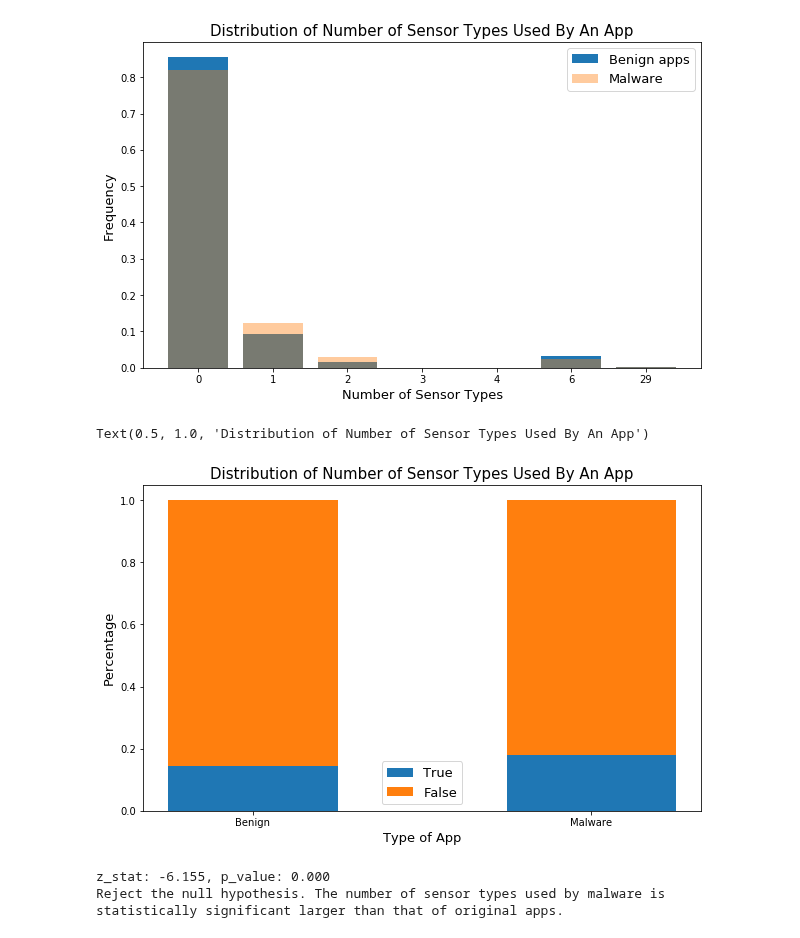
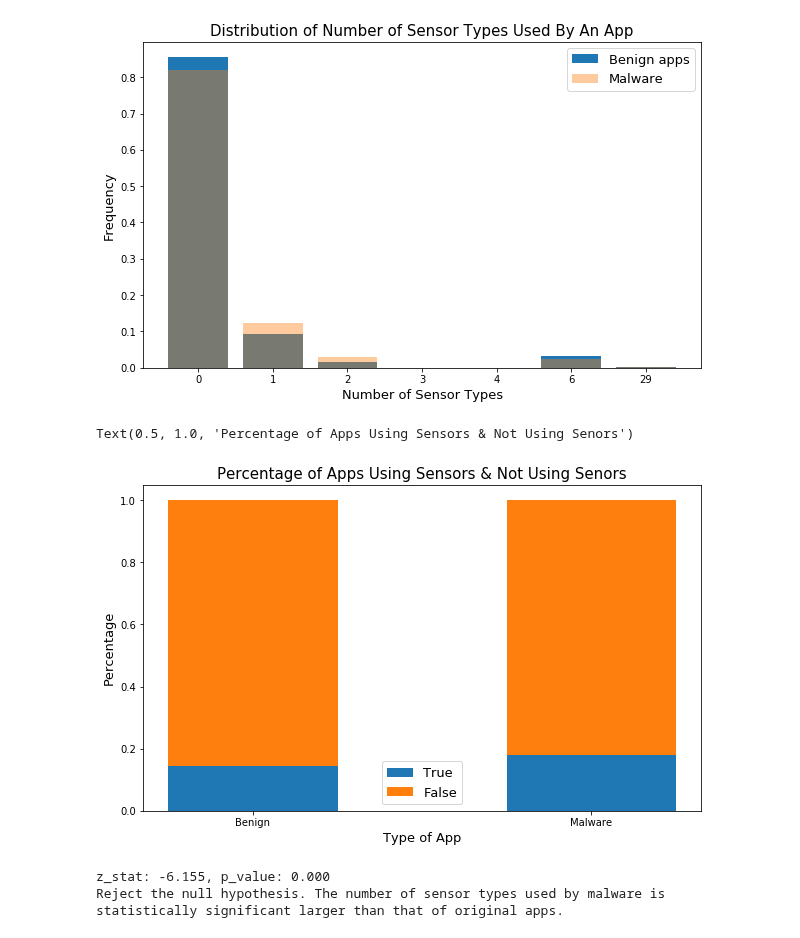
Before and after one commit to Programming-Systems-Lab/Capstone-2, a Jupyter notebook: Visulization/Dataset Exploration & Visualization.ipynb, the cells around one changed output. Saved outputs shown, nothing was run; the diff lists cells and outputs as text; code cells hidden in the pictures.

```diff
--- a/Visulization/Dataset Exploration & Visualization.ipynb
+++ b/Visulization/Dataset Exploration & Visualization.ipynb
@@ -71,16 +71,16 @@ malware_if_use_sensor = sensor_usage[sensor_usage['Malware'] == 1]['Using Sensor
 # %%
 if_use_sensor = pd.DataFrame({'Benign': benign_if_use_sensor, 'Malware': malware_if_use_sensor}).T
 plt.figure(figsize = (10, 6))
 plt.bar(if_use_sensor.index, if_use_sensor[True].values, width = 0.5, label = 'True')
 plt.bar(if_use_sensor.index, if_use_sensor[False].values, bottom=if_use_sensor[True].values, width = 0.5, label = 'False')
 
 plt.xlabel('Type of App', fontsize = 13)
 plt.ylabel('Percentage', fontsize = 13)
 plt.legend(fontsize = 13)
-plt.title('Distribution of Number of Sensor Types Used By An App', fontsize = 15)
+plt.title('Percentage of Apps Using Sensors & Not Using Senors', fontsize = 15)
 # %% [output]
-Text(0.5, 1.0, 'Distribution of Number of Sensor Types Used By An App')
+Text(0.5, 1.0, 'Percentage of Apps Using Sensors & Not Using Senors')
-[figure, old version]
+[figure, new version]
 # %%
 # Do statistical test
 # Null hypothesis: # sensor types used by malware <= # sensor types used by original apps
```
Also changed, not shown: parts of 1 cell of this notebook, 4 other files.
